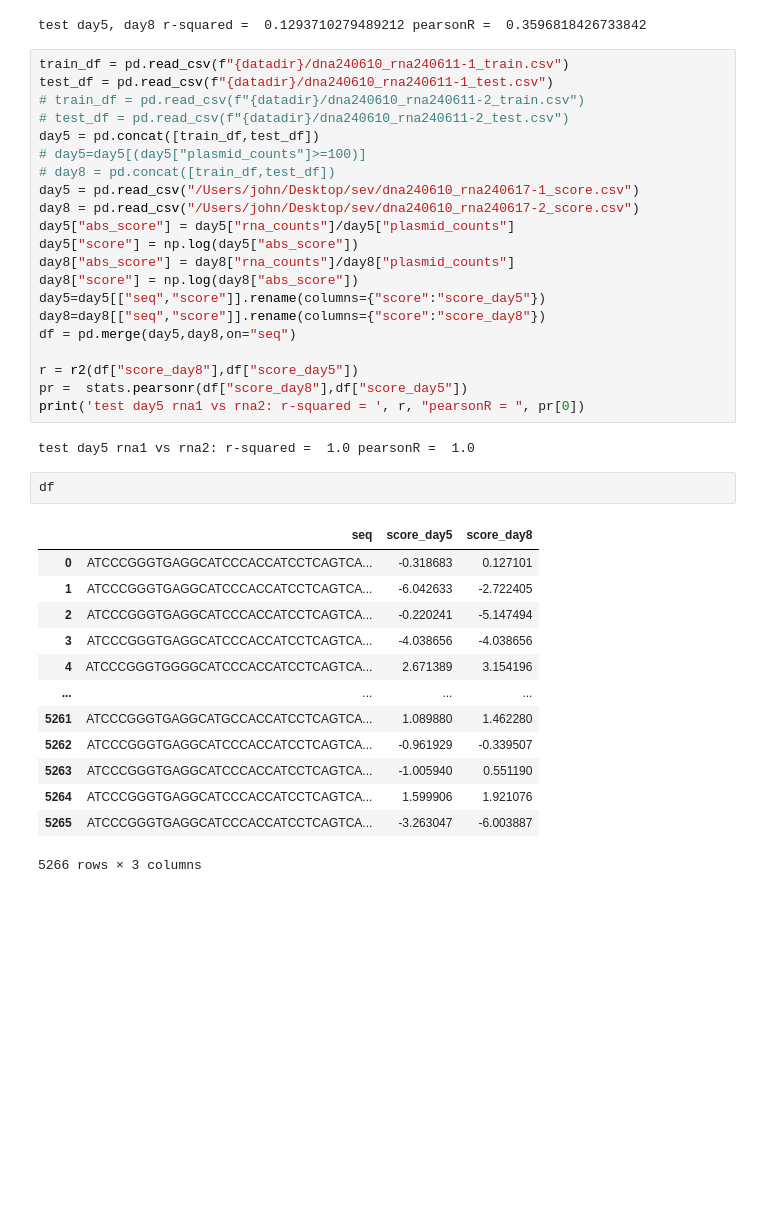
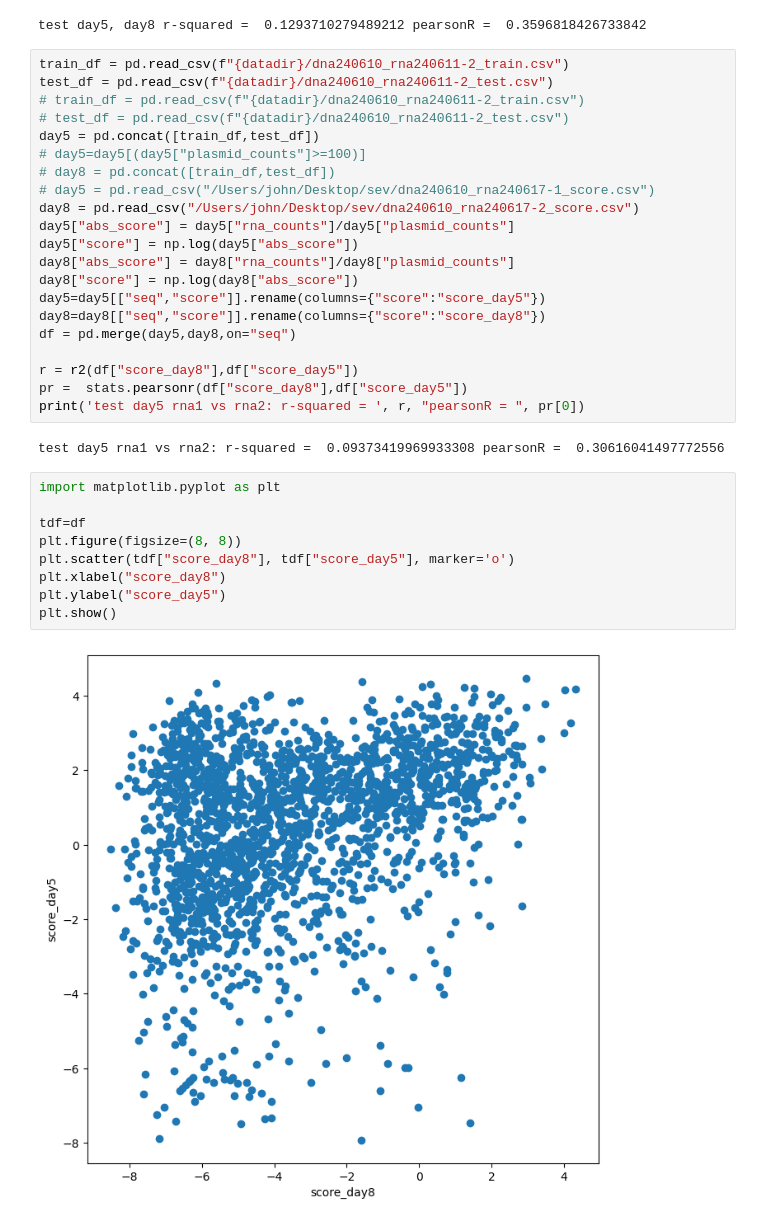
Before and after one commit to txdas/biotech, a Jupyter notebook: notebook/SEV_Promoter/1.preprocess.ipynb, the cells around one changed output. Cells and saved outputs as stored; diff of their text form; blank space fills up the shorter version.

```diff
--- a/notebook/SEV_Promoter/1.preprocess.ipynb
+++ b/notebook/SEV_Promoter/1.preprocess.ipynb
@@ -98,14 +98,14 @@ print('test day5, day8 r-squared = ', r, "pearsonR = ", pr[0])
 # %% [output]
 test day5, day8 r-squared =  0.1293710279489212 pearsonR =  0.3596818426733842
 # %%
-train_df = pd.read_csv(f"{datadir}/dna240610_rna240611-1_train.csv")
-test_df = pd.read_csv(f"{datadir}/dna240610_rna240611-1_test.csv")
+train_df = pd.read_csv(f"{datadir}/dna240610_rna240611-2_train.csv")
+test_df = pd.read_csv(f"{datadir}/dna240610_rna240611-2_test.csv")
 # train_df = pd.read_csv(f"{datadir}/dna240610_rna240611-2_train.csv")
 # test_df = pd.read_csv(f"{datadir}/dna240610_rna240611-2_test.csv")
 day5 = pd.concat([train_df,test_df])
 # day5=day5[(day5["plasmid_counts"]>=100)]
 # day8 = pd.concat([train_df,test_df])
-day5 = pd.read_csv("/Users/john/Desktop/sev/dna240610_rna240617-1_score.csv")
+# day5 = pd.read_csv("/Users/john/Desktop/sev/dna240610_rna240617-1_score.csv")
 day8 = pd.read_csv("/Users/john/Desktop/sev/dna240610_rna240617-2_score.csv")
 day5["abs_score"] = day5["rna_counts"]/day5["plasmid_counts"]
 day5["score"] = np.log(day5["abs_score"])
@@ -119,20 +119,15 @@ r = r2(df["score_day8"],df["score_day5"])
 pr =  stats.pearsonr(df["score_day8"],df["score_day5"])
 print('test day5 rna1 vs rna2: r-squared = ', r, "pearsonR = ", pr[0])
 # %% [output]
-test day5 rna1 vs rna2: r-squared =  1.0 pearsonR =  1.0
+test day5 rna1 vs rna2: r-squared =  0.09373419969933308 pearsonR =  0.30616041497772556
-# %%
-df
-# %% [output]
-|  | seq | score_day5 | score_day8 |
-| 0 | ATCCCGGGTGAGGCATCCCACCATCCTCAGTCA... | -0.318683 | 0.127101 |
-| 1 | ATCCCGGGTGAGGCATCCCACCATCCTCAGTCA... | -6.042633 | -2.722405 |
-| 2 | ATCCCGGGTGAGGCATCCCACCATCCTCAGTCA... | -0.220241 | -5.147494 |
-| 3 | ATCCCGGGTGAGGCATCCCACCATCCTCAGTCA... | -4.038656 | -4.038656 |
-| 4 | ATCCCGGGTGGGGCATCCCACCATCCTCAGTCA... | 2.671389 | 3.154196 |
-| ... | ... | ... | ... |
-| 5261 | ATCCCGGGTGAGGCATGCCACCATCCTCAGTCA... | 1.089880 | 1.462280 |
-| 5262 | ATCCCGGGTGAGGCATCCCACCATCCTCAGTCA... | -0.961929 | -0.339507 |
-| 5263 | ATCCCGGGTGAGGCATCCCACCATCCTCAGTCA... | -1.005940 | 0.551190 |
-| 5264 | ATCCCGGGTGAGGCATCCCACCATCCTCAGTCA... | 1.599906 | 1.921076 |
-| 5265 | ATCCCGGGTGAGGCATCCCACCATCCTCAGTCA... | -3.263047 | -6.003887 |
-5266 rows × 3 columns
+# %%
+import matplotlib.pyplot as plt
+
+tdf=df
+plt.figure(figsize=(8, 8))
+plt.scatter(tdf["score_day8"], tdf["score_day5"], marker='o')
+plt.xlabel("score_day8")
+plt.ylabel("score_day5")
+plt.show()
+# %% [output]
+[figure, added]
```
Also changed, not shown: parts of 1 cell of this notebook, 5 other files.
